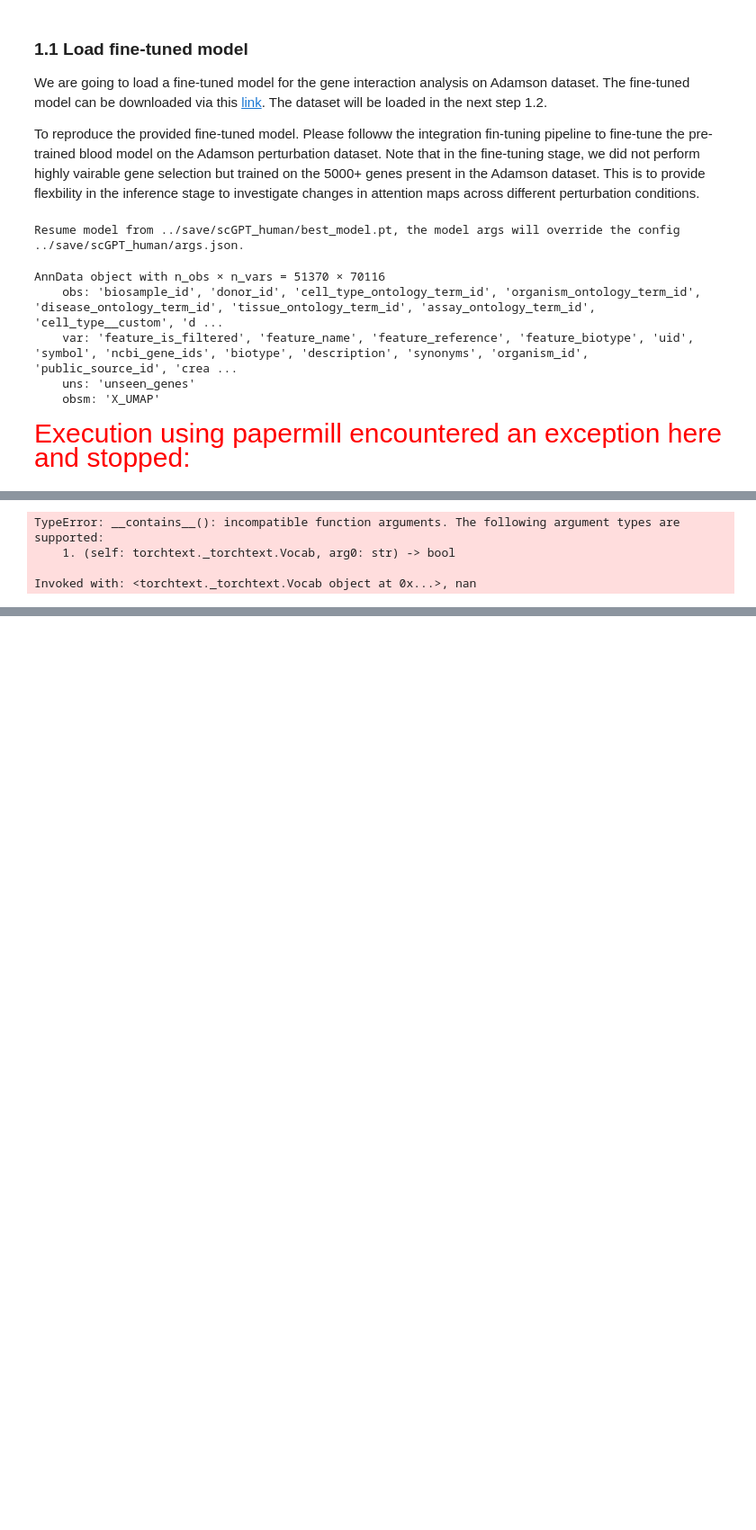
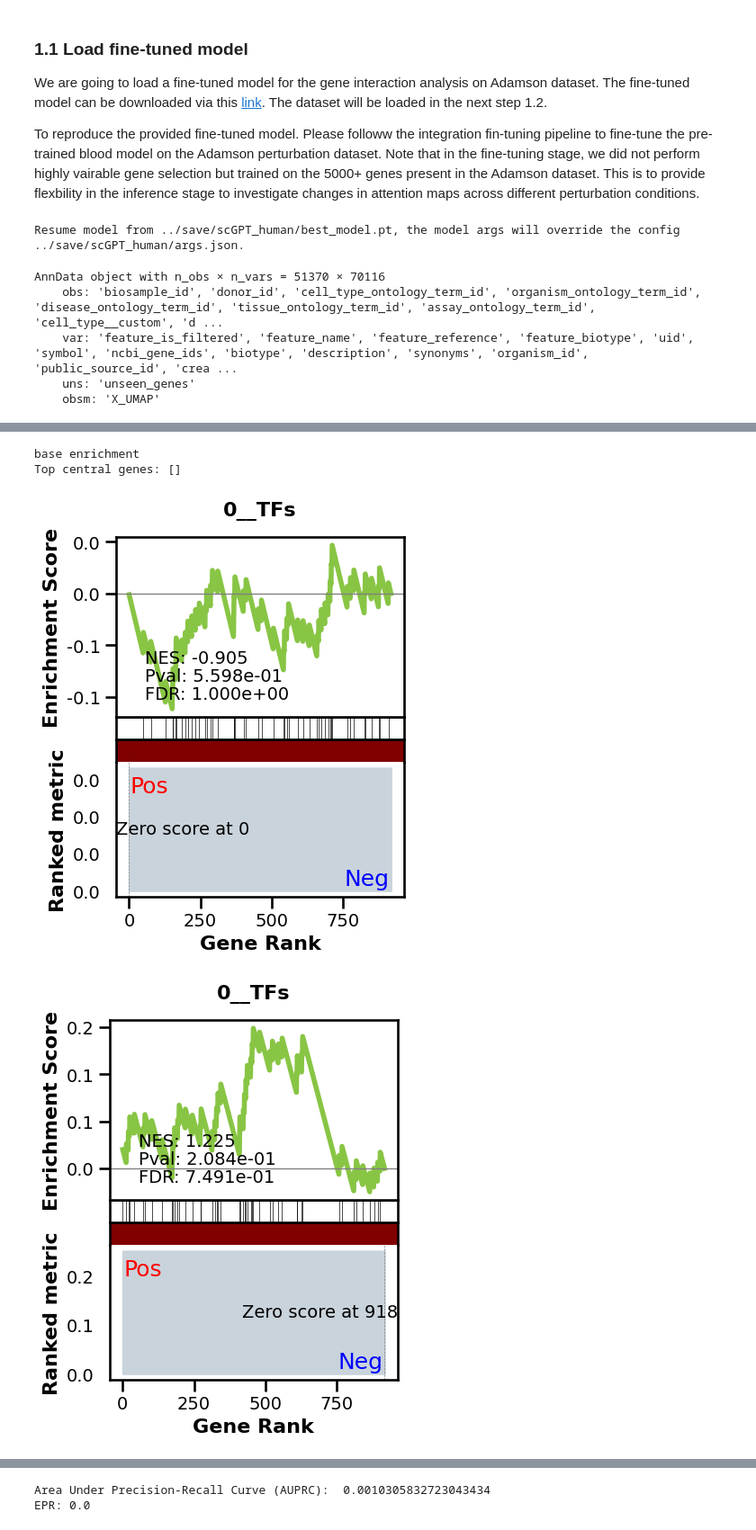
Before and after one commit to jkobject/scGPT, a Jupyter notebook: mytests/bench_omni_newdataset.ipynb, the cells around one changed output, grey strips where cells are left out. Shown at 90% size. Cells and saved outputs as stored; diff of their text form; code cells hidden in the pictures; blank space fills up the shorter version.

```diff
--- a/mytests/bench_omni_newdataset.ipynb
+++ b/mytests/bench_omni_newdataset.ipynb
@@ -63,8 +59,8 @@ mpreprocessor = myPreprocessor(is_symbol=True, force_preprocess=True, skip_valid
                             do_postp=False, min_valid_genes_id=5000, min_dataset_size=64)
 
 genes = torch.load(
-#    '../../scPRINT/data/temp/vbd8bavn/epoch=17-step=90000.ckpt'
-    '/pasteur/zeus/projets/p02/ml4ig_hot/Users/jkalfon/scprint_scale/o2uniqsx/checkpoints/epoch=18-step=133000.ckpt'
+    '../../scPRINT/data/temp/vbd8bavn/epoch=17-step=90000.ckpt'
+#    '/pasteur/zeus/projets/p02/ml4ig_hot/Users/jkalfon/scprint_scale/o2uniqsx/checkpoints/epoch=18-step=133000.ckpt'
 )['hyper_parameters']['genes']
 # %%
 CELLTYPES = [
@@ -83,8 +79,8 @@ CELLTYPES = [
 MAXCELLS = 1024
 NUM_GENES = 5000
 # %%
-#adata = sc.read_h5ad('/home/ml4ig1/scprint/.lamindb/gNNpgpo6gATjuxTE7CCp.h5ad')
-adata = sc.read_h5ad('../../scPRINT/data/gNNpgpo6gATjuxTE7CCp.h5ad')
+adata = sc.read_h5ad('/home/ml4ig1/scprint/.lamindb/gNNpgpo6gATjuxTE7CCp.h5ad')
+#adata = sc.read_h5ad('../../scPRINT/data/gNNpgpo6gATjuxTE7CCp.h5ad')
 adata.var["isTF"] = False
 adata.var.loc[adata.var.symbol.isin(utils.TF), "isTF"] = True
 adata
@@ -94,5 +90,3 @@ AnnData object with n_obs × n_vars = 51370 × 70116
     var: 'feature_is_filtered', 'feature_name', 'feature_reference', 'feature_biotype', 'uid', 'symbol', 'ncbi_gene_ids', 'biotype', 'description', 'synonyms', 'organism_id', 'public_source_id', 'crea ...
     uns: 'unseen_genes'
     obsm: 'X_UMAP'
-# %% [markdown]
-<span id="papermill-error-cell" style="color:red; font-family:Helvetica Neue, Helvetica, Arial, sans-serif; font-size:2em;">Execution using papermill encountered an exception here and stopped:</span>
@@ -103,17 +99,18 @@ sc.tl.rank_genes_groups(
 adata.var['ensembl_id'] = adata.var.index
 metrics = {}
 for celltype in CELLTYPES:
-    to_use = adata.uns["rank_genes_groups"]["names"][celltype][
-        : NUM_GENES
-    ].tolist()
+    to_use = adata.uns["rank_genes_groups"]["names"][celltype].tolist()
+    to_use = [i for i in to_use if i in genes]
+    to_use = to_use[:NUM_GENES]
     subadata = adata[adata.obs.cell_type == celltype]
-    subadata = subadata[subadata.X.sum(1) > 500][:MAXCELLS, adata.var.index.isin(
-        genes) & adata.var.index.isin(to_use)]
+    subadata = subadata[subadata.X.sum(1) > 500][:MAXCELLS, adata.var.index.isin(to_use)]
     subadata.var = subadata.var.set_index('feature_name')
-    grn = generate_grn(model, vocab, subadata, batch_size = 10, num_attn_layers = 11)
+    grn = generate_grn(model, vocab, subadata, batch_size = 5, num_attn_layers = 11)
     metrics["scGPT_"+celltype] = BenGRN(grn).scprint_benchmark()
     grn.varp['GRN'][~grn.var.isTF,:]=0
     metrics['scGPT_tf_'+celltype] = BenGRN(grn).scprint_benchmark()
+    gc.collect()
+    torch.cuda.empty_cache()
 # %% [output]
 WARNING: Default of the method has been changed to 't-test' from 't-test_overestim_var'
 WARNING: It seems you use rank_genes_groups on the raw count data. Please logarithmize your data before calling rank_genes_groups.
@@ -120,4 +121,4 @@ WARNING: It seems you use rank_genes_groups on the raw count data. Please logari
-TypeError: __contains__(): incompatible function arguments. The following argument types are supported:
-    1. (self: torchtext._torchtext.Vocab, arg0: str) -> bool
-
-Invoked with: <torchtext._torchtext.Vocab object at 0x...>, nan
+base enrichment
+Top central genes: []
+[figure, added]
+[figure, added]
@@ -123,0 +137,2 @@ Invoked with: <torchtext._torchtext.Vocab object at 0x...>, nan
+Area Under Precision-Recall Curve (AUPRC):  0.0010305832723043434
+EPR: 0.0
```
Also changed, not shown: parts of 4 cells of this notebook, 1 other file.
